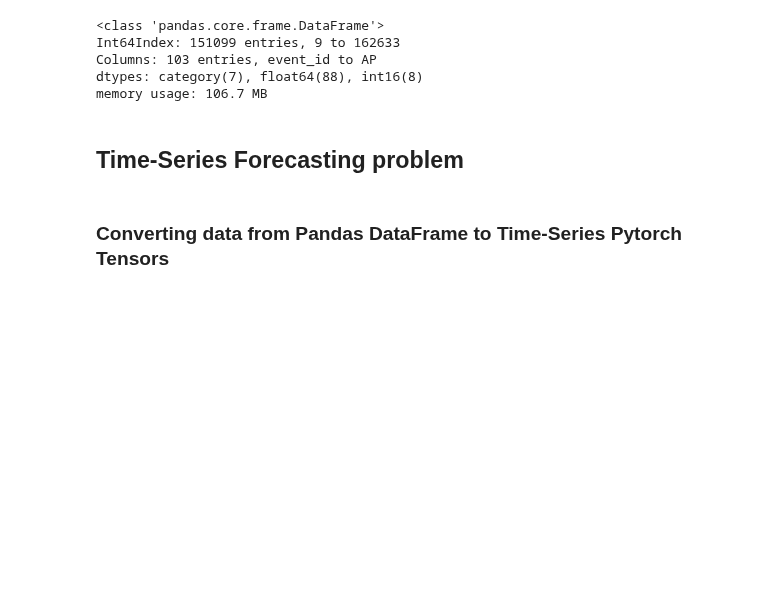
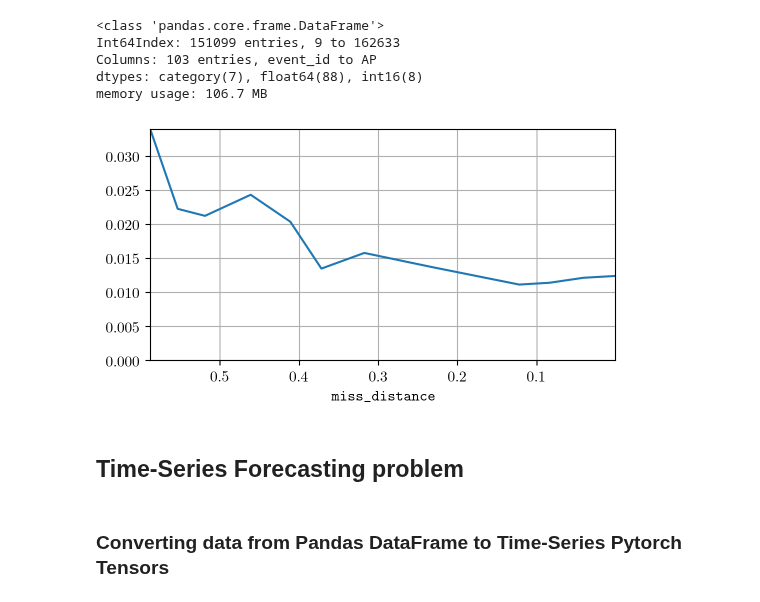
Before and after one commit to JJavierRosales/scapy, a Jupyter notebook: notebooks/rnn_time_series_forecasting.ipynb, the cells around one changed output. Drawn from its saved outputs; the diff is of its cells as text; code cells hidden in the pictures; blank space fills up the shorter version.

```diff
--- a/notebooks/rnn_time_series_forecasting.ipynb
+++ b/notebooks/rnn_time_series_forecasting.ipynb
@@ -96,6 +96,24 @@ Int64Index: 151099 entries, 9 to 162633
 Columns: 103 entries, event_id to AP
 dtypes: category(7), float64(88), int16(8)
 memory usage: 106.7 MB
+# %%
+feature = 'miss_distance'
+plt.figure(figsize=(6,3))
+event_id = events_filter[9]
+# for event_id in events_filter:
+df_filtered = df[df['event_id']==event_id]
+# Redefine DataFrame to contain only events suitable for TSF to save memory
+time = df_filtered['time_to_tca'].to_numpy()
+values = df_filtered[feature].to_numpy()
+values = values
+plt.plot(time, values)
+plt.xlabel(r'\texttt{' + feature + '}')
+
+plt.axis([max(time), min(time), 0, max(values)])
+plt.grid(True)
+plt.show()
+# %% [output]
+[figure, added]
 # %% [markdown]
 ## Time-Series Forecasting problem
 # %% [markdown]
```
Also changed, not shown: parts of 10 cells of this notebook, 2 other files.
